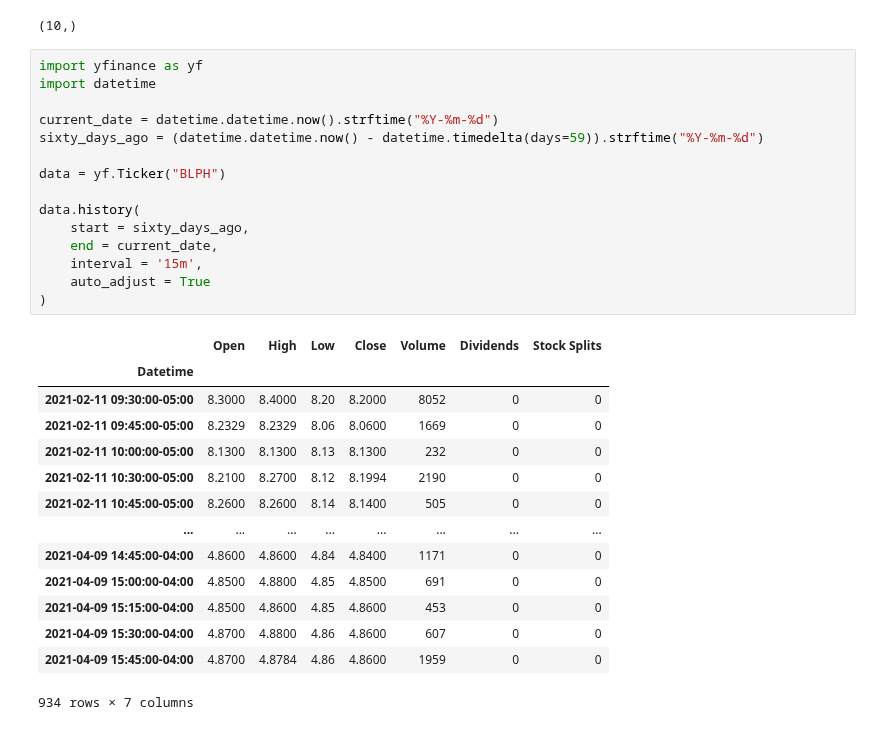
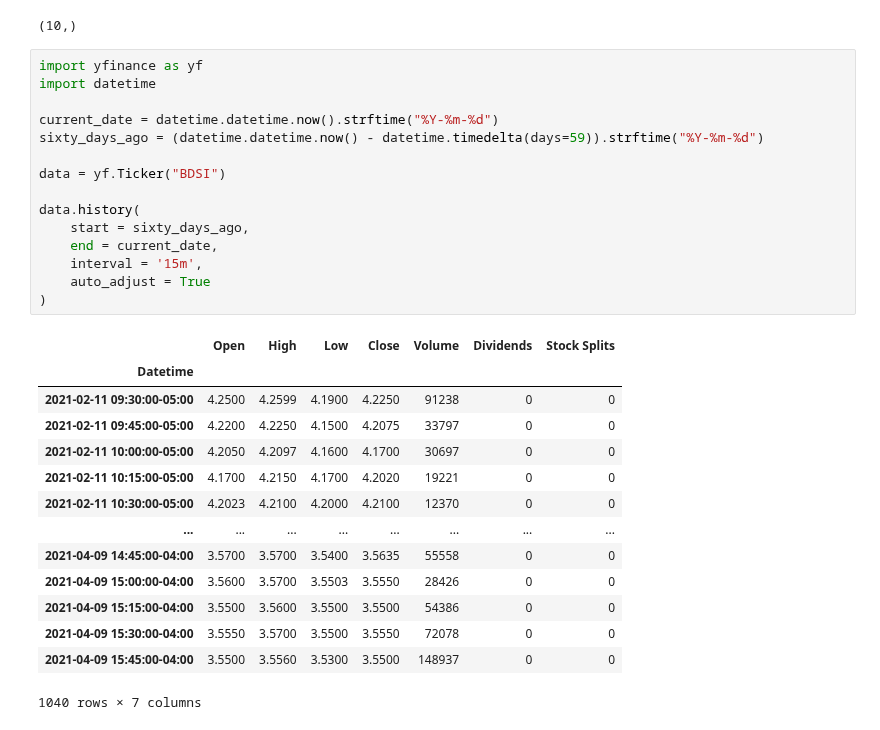
Before and after one commit to jmacdonald2010/stock-prediction, a Jupyter notebook: sketches.ipynb, the cells around one changed output. Drawn from its saved outputs; the diff is of its cells as text.

```diff
--- a/sketches.ipynb
+++ b/sketches.ipynb
@@ -277,30 +277,30 @@ print(aapl.industry_id)
 # %%
 import yfinance as yf
 import datetime
 
 current_date = datetime.datetime.now().strftime("%Y-%m-%d")
 sixty_days_ago = (datetime.datetime.now() - datetime.timedelta(days=59)).strftime("%Y-%m-%d")
 
-data = yf.Ticker("BLPH")
+data = yf.Ticker("BDSI")
 
 data.history(
     start = sixty_days_ago,
     end = current_date,
     interval = '15m',
     auto_adjust = True
 )
 # %% [output]
 |  | Open | High | Low | Close | Volume | Dividends | Stock Splits |
 | Datetime |  |  |  |  |  |  |  |
-| 2021-02-11 09:30:00-05:00 | 8.3000 | 8.4000 | 8.20 | 8.2000 | 8052 | 0 | 0 |
-| 2021-02-11 09:45:00-05:00 | 8.2329 | 8.2329 | 8.06 | 8.0600 | 1669 | 0 | 0 |
-| 2021-02-11 10:00:00-05:00 | 8.1300 | 8.1300 | 8.13 | 8.1300 | 232 | 0 | 0 |
-| 2021-02-11 10:30:00-05:00 | 8.2100 | 8.2700 | 8.12 | 8.1994 | 2190 | 0 | 0 |
-| 2021-02-11 10:45:00-05:00 | 8.2600 | 8.2600 | 8.14 | 8.1400 | 505 | 0 | 0 |
+| 2021-02-11 09:30:00-05:00 | 4.2500 | 4.2599 | 4.1900 | 4.2250 | 91238 | 0 | 0 |
+| 2021-02-11 09:45:00-05:00 | 4.2200 | 4.2250 | 4.1500 | 4.2075 | 33797 | 0 | 0 |
+| 2021-02-11 10:00:00-05:00 | 4.2050 | 4.2097 | 4.1600 | 4.1700 | 30697 | 0 | 0 |
+| 2021-02-11 10:15:00-05:00 | 4.1700 | 4.2150 | 4.1700 | 4.2020 | 19221 | 0 | 0 |
+| 2021-02-11 10:30:00-05:00 | 4.2023 | 4.2100 | 4.2000 | 4.2100 | 12370 | 0 | 0 |
 | ... | ... | ... | ... | ... | ... | ... | ... |
-| 2021-04-09 14:45:00-04:00 | 4.8600 | 4.8600 | 4.84 | 4.8400 | 1171 | 0 | 0 |
-| 2021-04-09 15:00:00-04:00 | 4.8500 | 4.8800 | 4.85 | 4.8500 | 691 | 0 | 0 |
-| 2021-04-09 15:15:00-04:00 | 4.8500 | 4.8600 | 4.85 | 4.8600 | 453 | 0 | 0 |
-| 2021-04-09 15:30:00-04:00 | 4.8700 | 4.8800 | 4.86 | 4.8600 | 607 | 0 | 0 |
-| 2021-04-09 15:45:00-04:00 | 4.8700 | 4.8784 | 4.86 | 4.8600 | 1959 | 0 | 0 |
+| 2021-04-09 14:45:00-04:00 | 3.5700 | 3.5700 | 3.5400 | 3.5635 | 55558 | 0 | 0 |
+| 2021-04-09 15:00:00-04:00 | 3.5600 | 3.5700 | 3.5503 | 3.5550 | 28426 | 0 | 0 |
+| 2021-04-09 15:15:00-04:00 | 3.5500 | 3.5600 | 3.5500 | 3.5500 | 54386 | 0 | 0 |
+| 2021-04-09 15:30:00-04:00 | 3.5550 | 3.5700 | 3.5500 | 3.5550 | 72078 | 0 | 0 |
+| 2021-04-09 15:45:00-04:00 | 3.5500 | 3.5560 | 3.5300 | 3.5500 | 148937 | 0 | 0 |
-934 rows × 7 columns
+1040 rows × 7 columns
```
Also changed, not shown: 3 other files.
